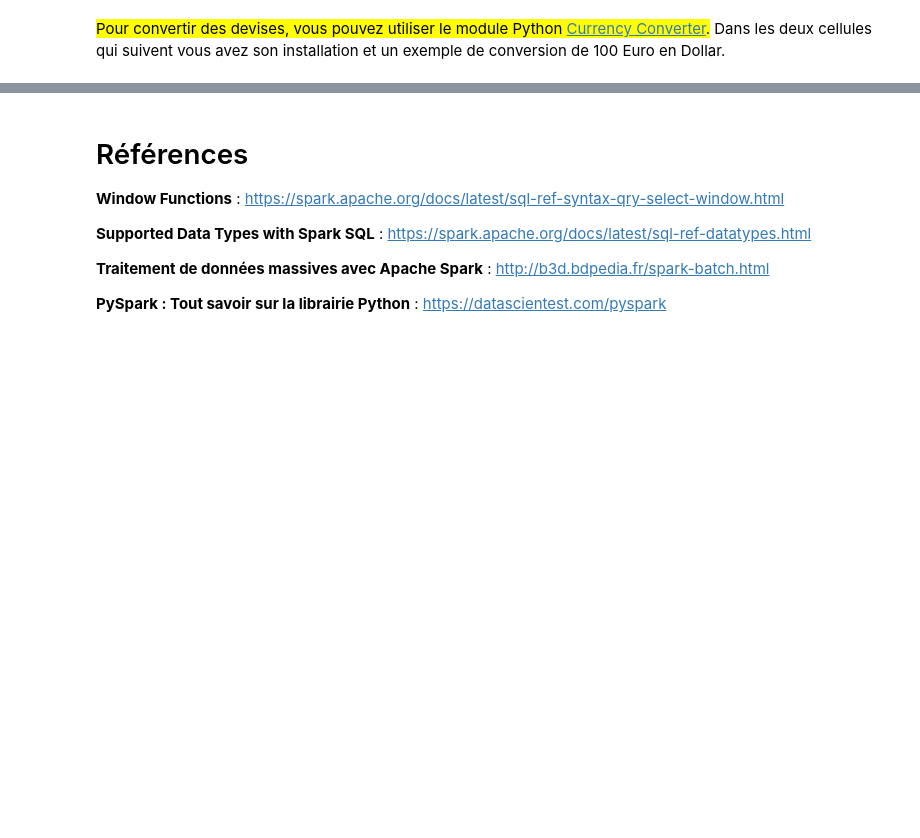
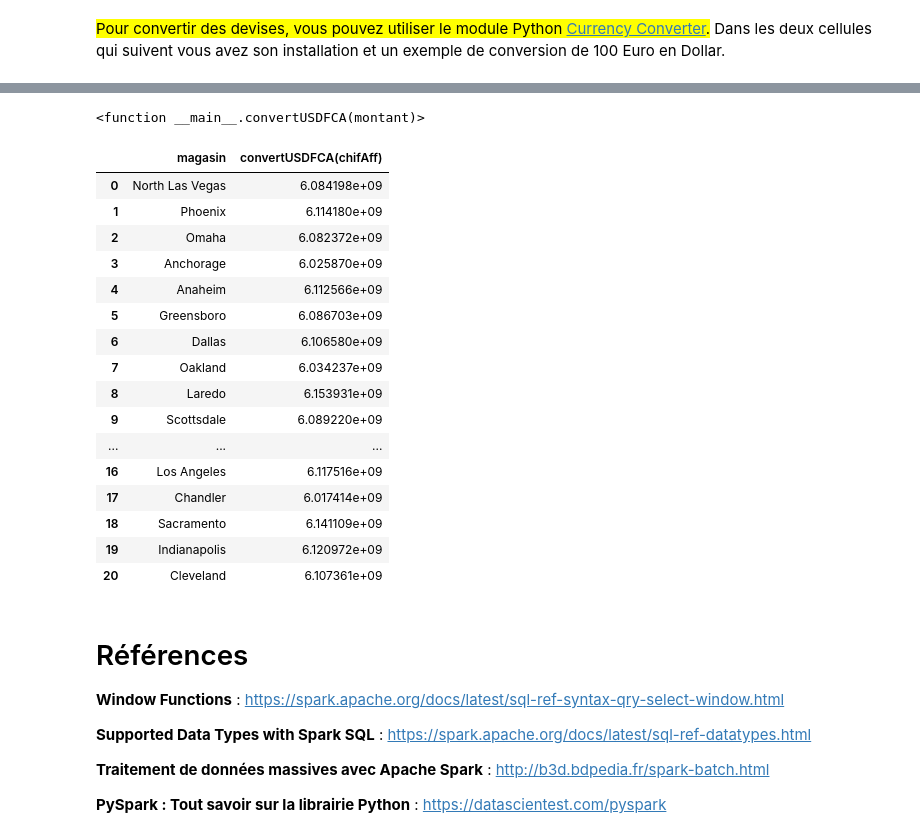
Before and after one commit to Yunpei24/BigDataBase, a Jupyter notebook: TP4_Programmation_avancée_avec_Spark_SQL.ipynb, the cells around one changed output, grey strips where cells are left out. Saved outputs shown, nothing was run; the diff lists cells and outputs as text; code cells hidden in the pictures; blank space fills up the shorter version.

```diff
--- a/TP4_Programmation_avancée_avec_Spark_SQL.ipynb
+++ b/TP4_Programmation_avancée_avec_Spark_SQL.ipynb
@@ -118,7 +118,7 @@ def sql(line, cell=None):
           resultat = spark.sql(r)
           est_une_requete = r.lower().startswith('select') or r.lower().startswith('with')
     if(est_une_requete):
-      resultat.explain()
+      #resultat.explain()
       return display(resultat)
     else:
       return print('ok')
@@ -277,3 +274,32 @@ converter.convert(100, 'EUR', 'USD')
+# %%
+def convertUSDFCA(montant):
+  converter = CurrencyConverter()
+  result1 = converter.convert(float(montant), 'USD','EUR')
+  result = result1*656
+  return result
+# %%
+spark.udf.register("convertUSDFCA", convertUSDFCA, FloatType())
+# %% [output]
+<function __main__.convertUSDFCA(montant)>
 # %%
 # 1. Quel est le chiffre d'affaire réalisé par chaque magasin en francs CFA ?
 %%sql
+WITH aa AS (SELECT magasin, SUM(montant) AS chifAff FROM purchases GROUP BY magasin), aa1 AS (SELECT magasin, convertUSDFCA(chifAff) FROM aa) SELECT * FROM aa1
+# %% [output]
+|  | magasin | convertUSDFCA(chifAff) |
+| 0 | North Las Vegas | 6.084198e+09 |
+| 1 | Phoenix | 6.114180e+09 |
+| 2 | Omaha | 6.082372e+09 |
+| 3 | Anchorage | 6.025870e+09 |
+| 4 | Anaheim | 6.112566e+09 |
+| 5 | Greensboro | 6.086703e+09 |
+| 6 | Dallas | 6.106580e+09 |
+| 7 | Oakland | 6.034237e+09 |
+| 8 | Laredo | 6.153931e+09 |
+| 9 | Scottsdale | 6.089220e+09 |
+| ... | ... | ... |
+| 16 | Los Angeles | 6.117516e+09 |
+| 17 | Chandler | 6.017414e+09 |
+| 18 | Sacramento | 6.141109e+09 |
+| 19 | Indianapolis | 6.120972e+09 |
+| 20 | Cleveland | 6.107361e+09 |
```
Also changed, not shown: parts of 12 cells of this notebook.
